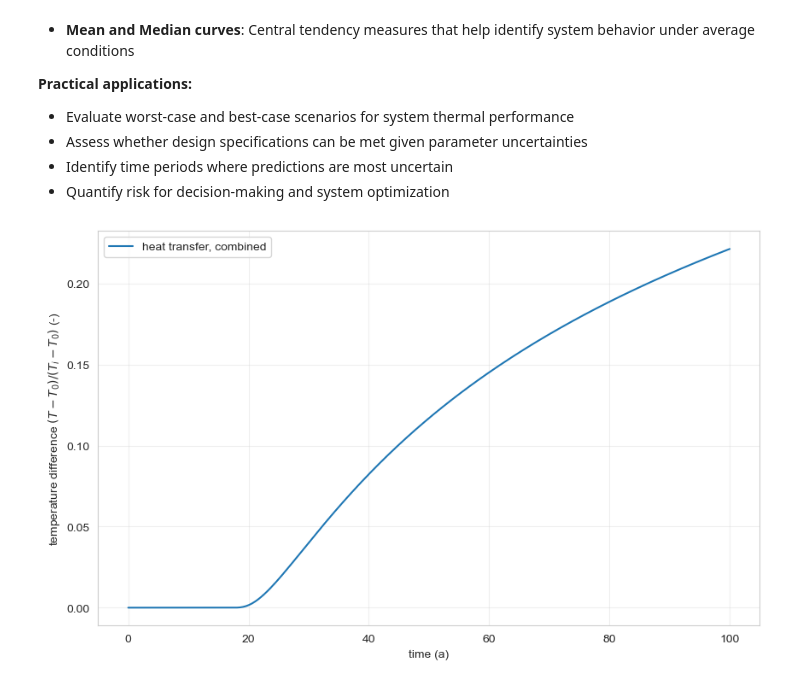
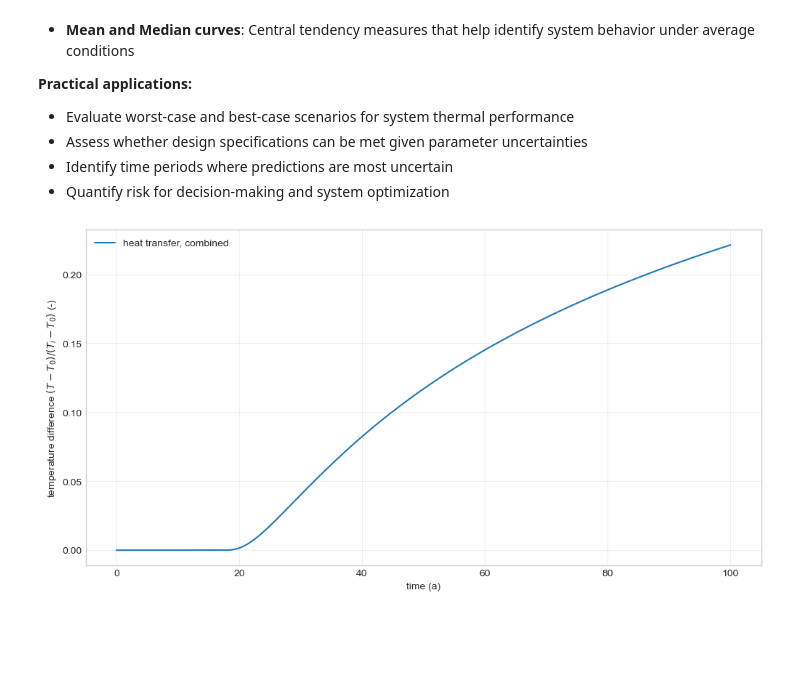
Before and after one commit to jtecklenburg/geothermal-doublet, a Jupyter notebook: sensitivity.ipynb, the cells around one changed output. Saved outputs shown, nothing was run; the diff lists cells and outputs as text; code cells hidden in the pictures; blank space fills up the shorter version.

Commit message:
Corrected S_T. Improved Visualization.

```diff
--- a/sensitivity.ipynb
+++ b/sensitivity.ipynb
@@ -23,7 +23,6 @@ import numpy as np
 import matplotlib.pyplot as plt
 
 # Scientific computing imports
-import sympy as sp
 from scipy.special import erfc
 from scipy.stats import qmc
 
@@ -33,9 +32,9 @@ plt.style.use('seaborn-v0_8-whitegrid')
 # Constants
 SECONDS_PER_YEAR = 365 * 24 * 3600
 
-
-# Figure size constantsFIGSIZE_WIDE = (12, 7)
-FIGSIZE_STANDARD = (10, 6)
+# Figure size constants
+FIGSIZE_SUBPLOTS = (14, 6)
+FIGSIZE_WIDE = (12, 6)
 # %% [markdown]
 ## Expected parameter range
 
@@ -297,35 +261,36 @@ def calculate_breakthrough_curve(time, M, a, Q, phi, rho_F, c_F, rho_S, c_S, lam
             T[ind] = T[ind] + U[ind] * abc
 
     T = T / len(tau2)
     return T
 
 
 # Example calculation with fixed parameters
 M_val = 30
 a_val = 500
 Q_val = 0.03
 phi_val = 0.1
 rho_F_val = 1100
 c_F_val = 4200
 rho_S_val = 2650
 c_S_val = 750
 lambda_S_val = 3.0
 
 tmax = 50  # years
 time = np.linspace(0, 2*tmax, 200)
 
 T = calculate_breakthrough_curve(time, M_val, a_val, Q_val, phi_val,
                                   rho_F_val, c_F_val, rho_S_val, c_S_val, lambda_S_val)
 
-plt.figure(figsize=FIGSIZE_STANDARD)
+plt.figure(figsize=FIGSIZE_WIDE)
 plt.plot(time, T, '-', label="heat transfer, combined")
 plt.xlabel("time (a)")
 plt.ylabel("temperature difference $(T - T_0) / (T_i - T_0)$ (-)")
 plt.legend()
 plt.grid(True, alpha=0.3)
+plt.tight_layout()
 plt.show()
 # %% [output]
-[figure, old version]
+[figure, new version]
 # %%
 # Time vector
 tmax = 50
```
Also changed, not shown: parts of 8 cells of this notebook.
